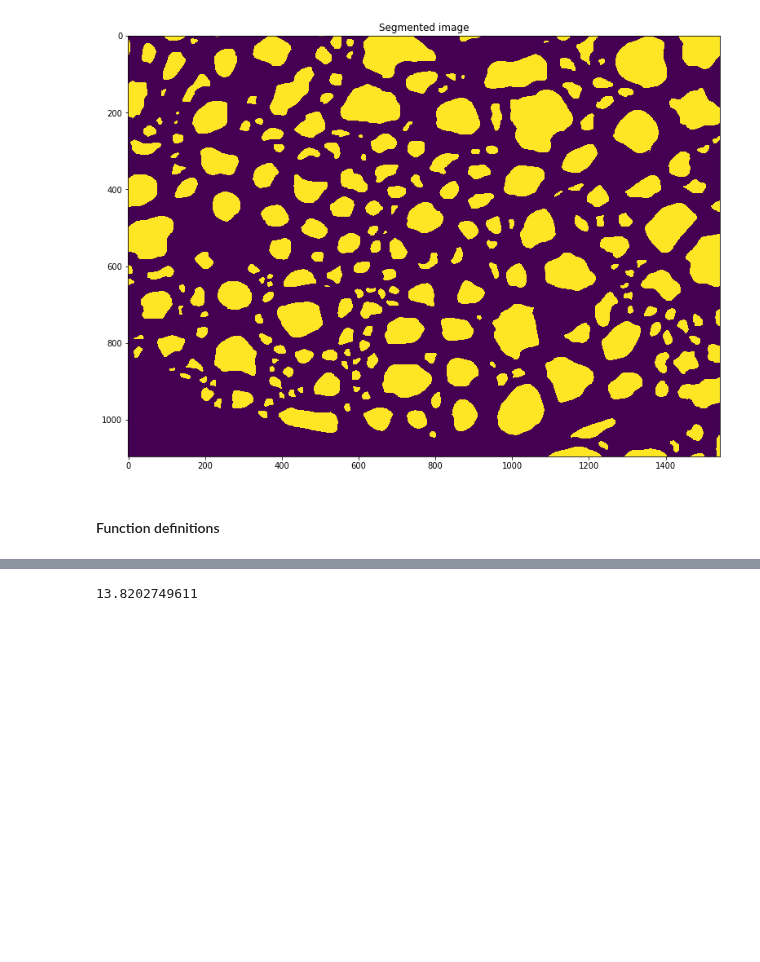
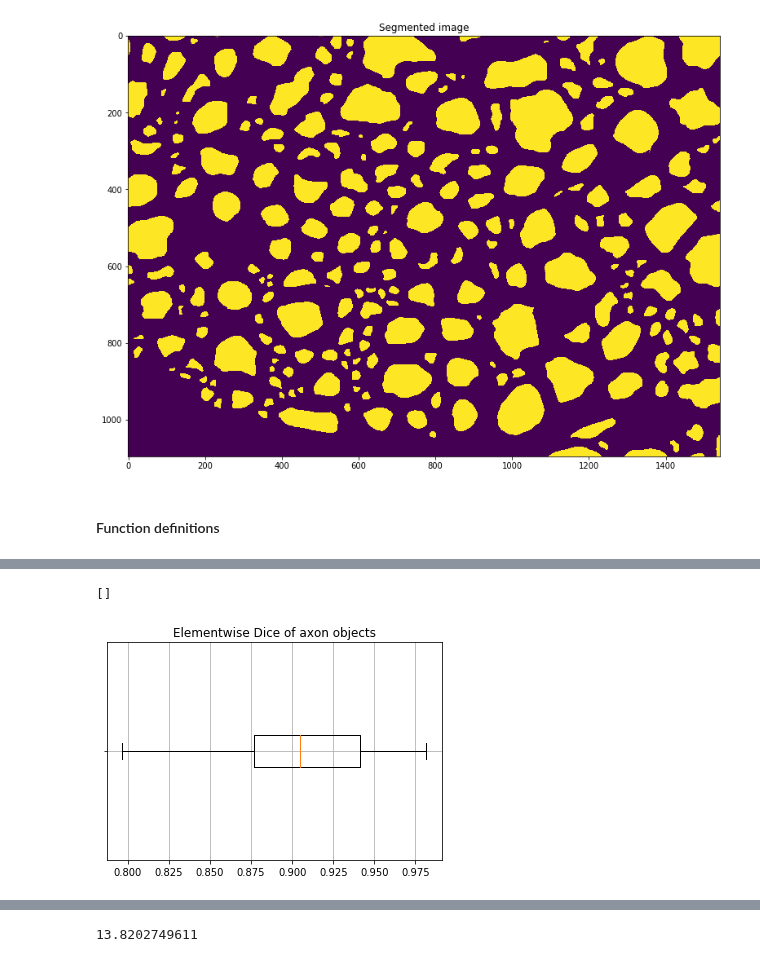
Before and after one commit to axondeepseg/axondeepseg, a Jupyter notebook: notebooks/performance_metrics.ipynb, the cells around one changed output, grey strips where cells are left out. Saved outputs shown, nothing was run; the diff lists cells and outputs as text; code cells hidden in the pictures; blank space fills up the shorter version.

```diff
--- a/notebooks/performance_metrics.ipynb
+++ b/notebooks/performance_metrics.ipynb
@@ -259,3 +266,13 @@ print(pw_metrics.pw_hausdorff_distance())
+# %%
+plt.figure()
+plt.boxplot(dice_output, 0, '',vert=False)
+plt.title('Elementwise Dice of axon objects')
+plt.grid(True)
+frame1 = plt.gca()
+frame1.axes.yaxis.set_ticklabels([])
+# %% [output]
+[]
+[figure, added]
 # %%
 from skimage.morphology import binary_erosion, disk, label
 
```
Also changed, not shown: parts of 8 cells of this notebook.
